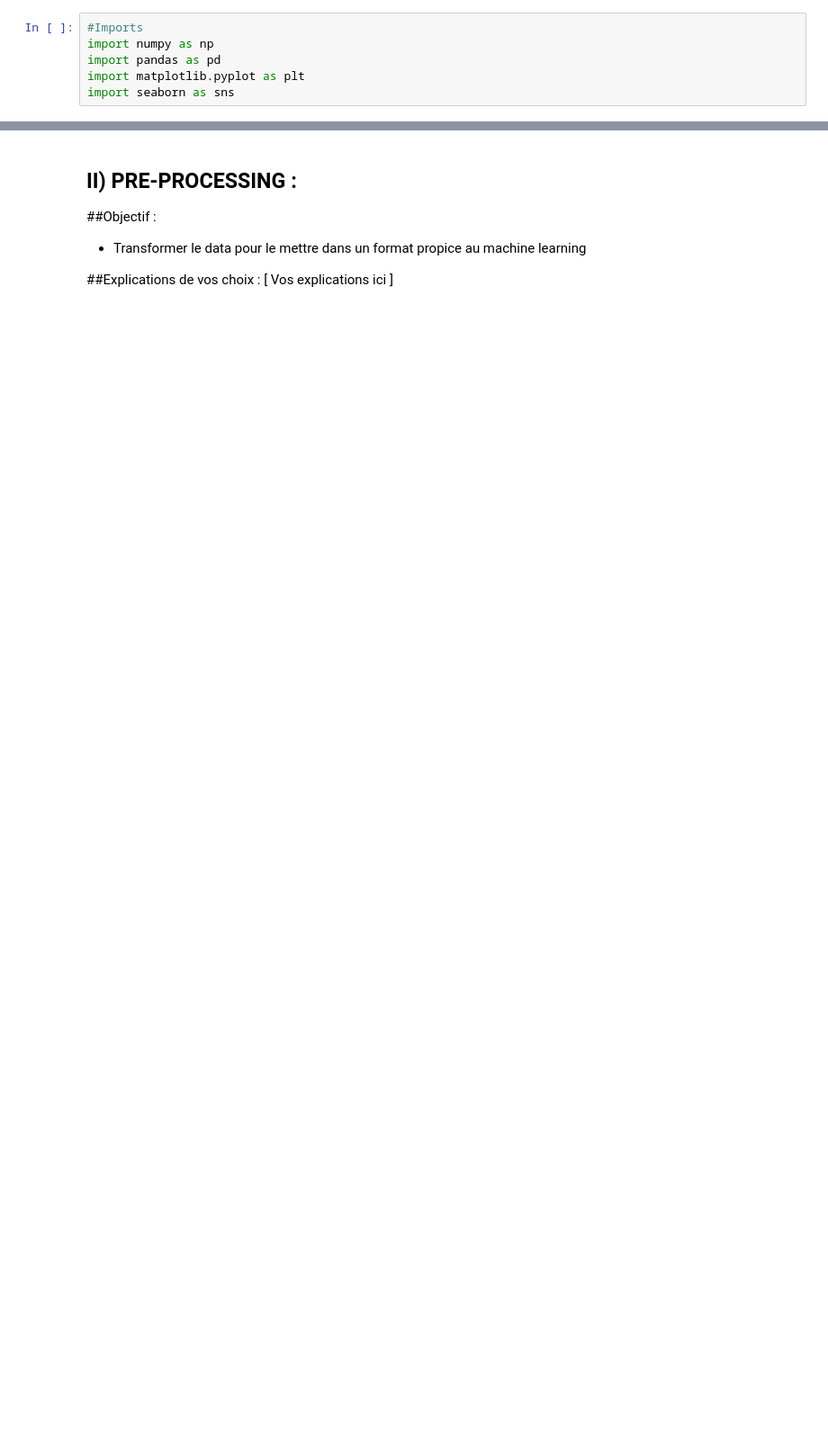
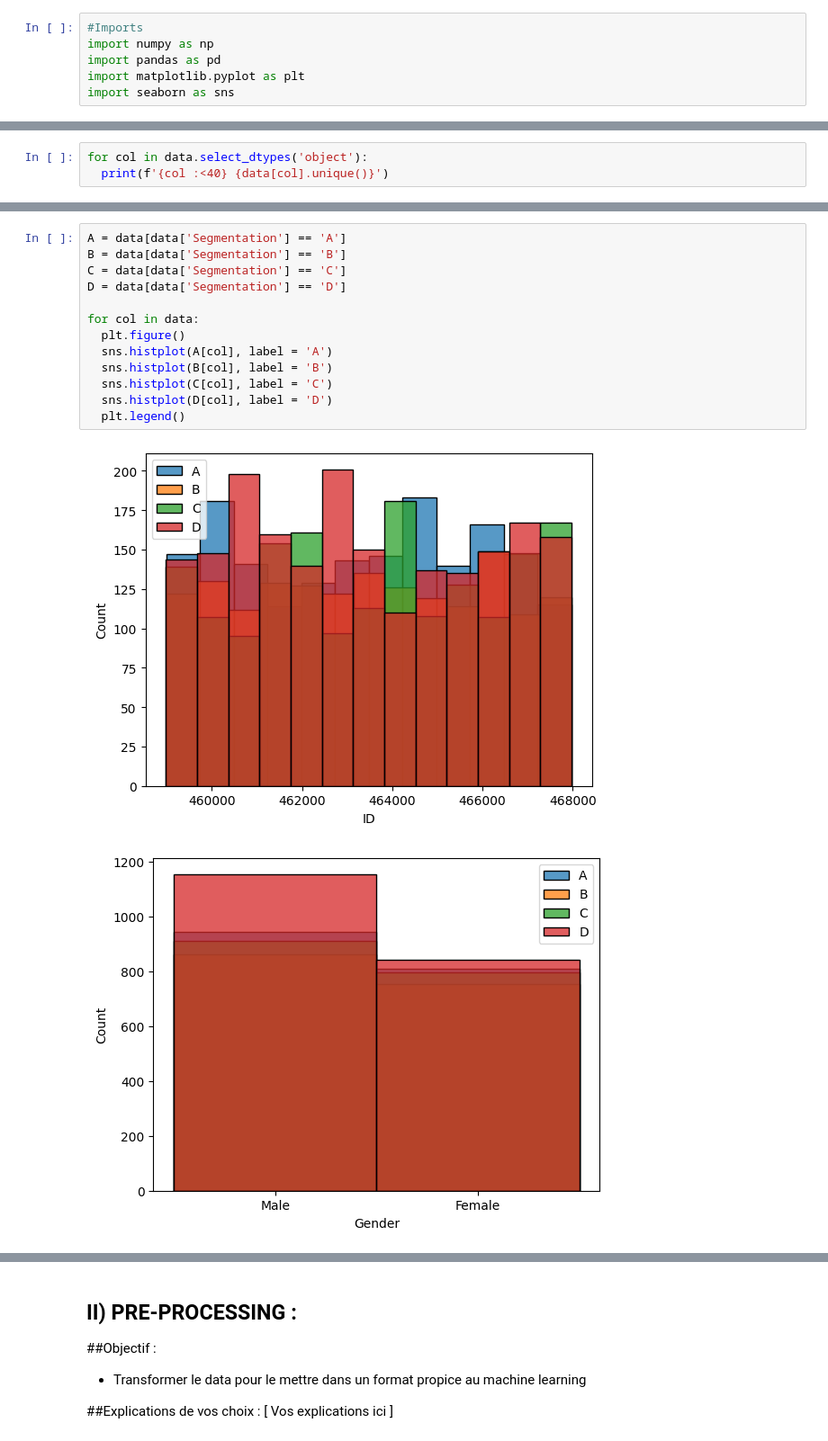
Before and after one commit to Ractouf/3BIN-Q1-ML, a Jupyter notebook: S6-7/BIN3100_ML_S6_Projet_Récapitulatif_2023.ipynb, the cells around one changed output, grey strips where cells are left out. Shown: that part at 90% size. Cells and saved outputs as stored; diff of their text form; blank space fills up the shorter version.

```diff
--- a/S6-7/BIN3100_ML_S6_Projet_Récapitulatif_2023.ipynb
+++ b/S6-7/BIN3100_ML_S6_Projet_Récapitulatif_2023.ipynb
@@ -229,0 +267,3 @@ Name: Segmentation, dtype: int64
+# %%
+for col in data.select_dtypes('object'):
+  print(f'{col :<40} {data[col].unique()}')
@@ -229,0 +279,16 @@ Name: Segmentation, dtype: int64
+# %%
+A = data[data['Segmentation'] == 'A']
+B = data[data['Segmentation'] == 'B']
+C = data[data['Segmentation'] == 'C']
+D = data[data['Segmentation'] == 'D']
+
+for col in data:
+  plt.figure()
+  sns.histplot(A[col], label = 'A')
+  sns.histplot(B[col], label = 'B')
+  sns.histplot(C[col], label = 'C')
+  sns.histplot(D[col], label = 'D')
+  plt.legend()
+# %% [output]
+[figure, added]
+[figure, added]
```
Also changed, not shown: parts of 13 cells of this notebook.
